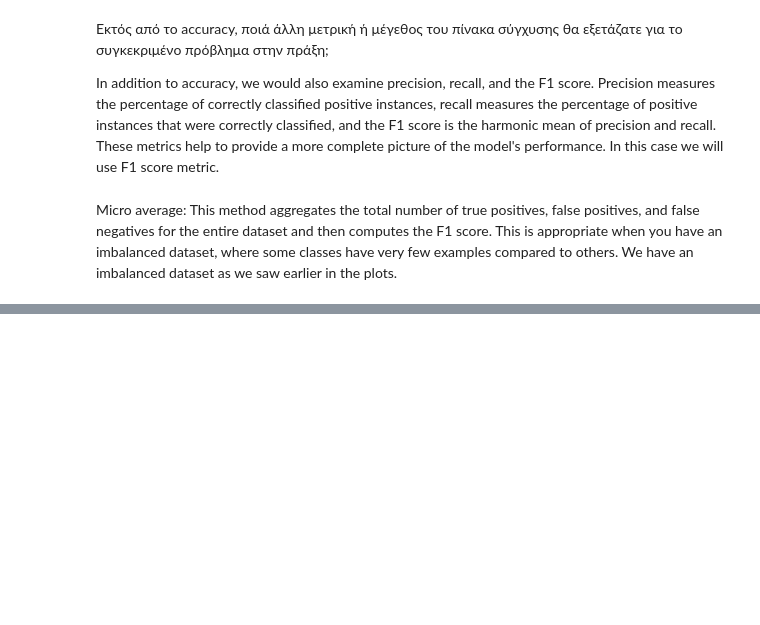
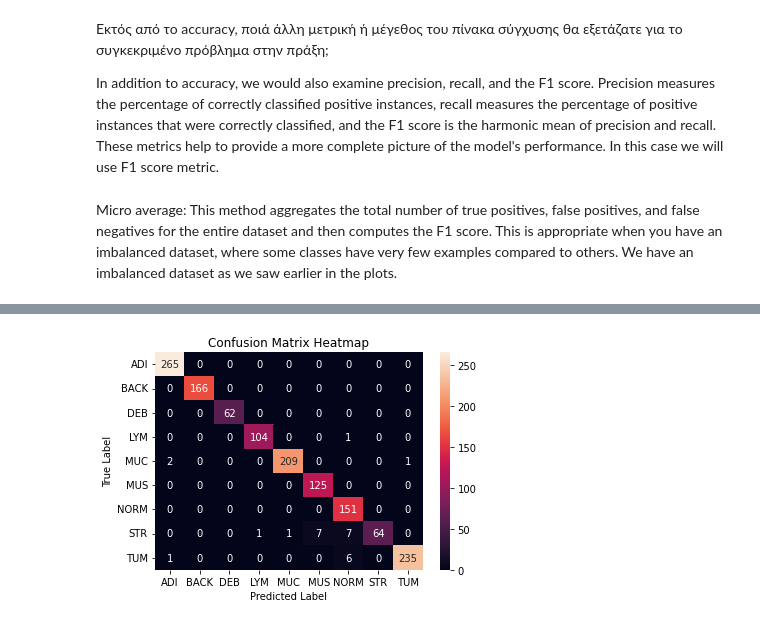
Before and after one commit to Niroth36/Convolutional_Neural_Networks_CRCslides_dataset, a Jupyter notebook: CRC_slides_cnn.ipynb, the cells around one changed output, grey strips where cells are left out. Cells and saved outputs as stored; diff of their text form; code cells hidden in the pictures; blank space fills up the shorter version.

Commit message:
EfficientNetB0 and deeper CNN

```diff
--- a/CRC_slides_cnn.ipynb
+++ b/CRC_slides_cnn.ipynb
@@ -377,0 +523,10 @@ f1_score(y_true, y_hat, average='micro')
+# %%
+model3 = keras.applications.efficientnet.EfficientNetB0()
+
+model3.compile(optimizer=optimizers.Adam(learning_rate=0.001, beta_1=0.9, beta_2=0.99),
+                  loss="sparse_categorical_crossentropy", metrics=['accuracy'])
+
+# No point of using early stopping since we have only 5 epochs
+# early_stopping = callbacks.EarlyStopping(monitor='val_loss', patience=5)
+
+model3.fit(train_ds, validation_data=val_ds, batch_size=32, epochs=5)
@@ -377,0 +549,2 @@ f1_score(y_true, y_hat, average='micro')
+# %%
+cfm3, y_hat3, y_true3 = confusion_matrix(model3, test_ds)
@@ -377,0 +569,4 @@ f1_score(y_true, y_hat, average='micro')
+# %%
+heatmap_cf_m(cfm3.numpy())
+# %% [output]
+[figure, added]
```
Also changed, not shown: parts of 18 cells of this notebook.
